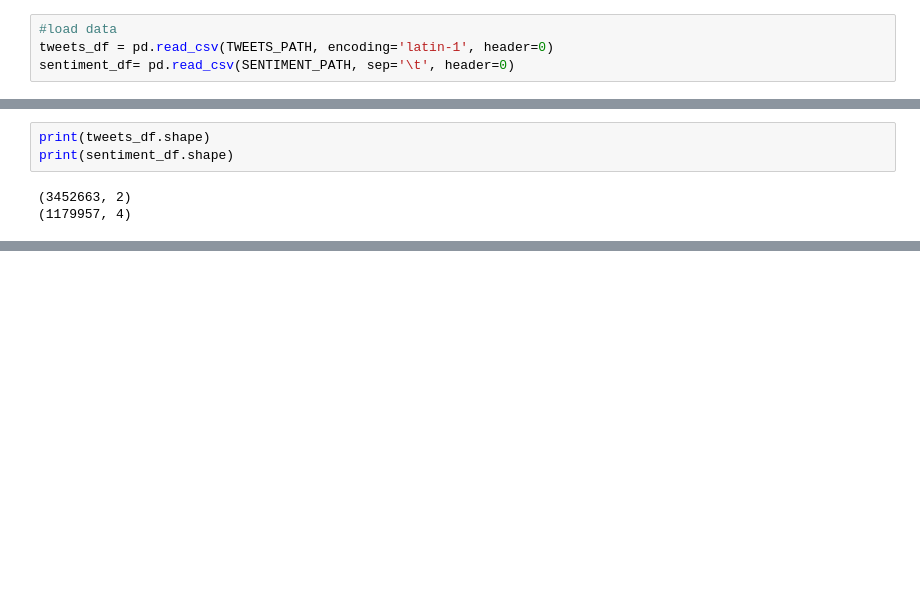
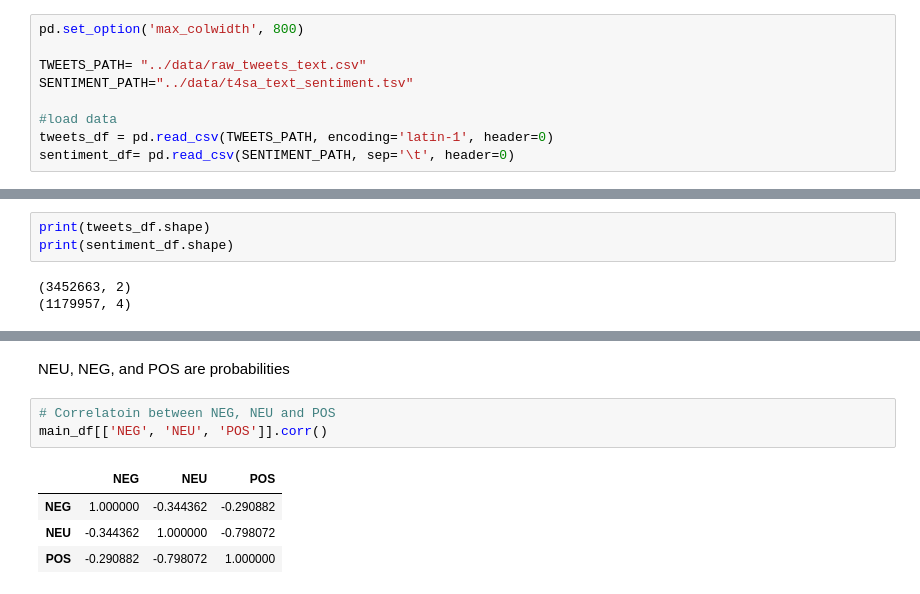
Before and after one commit to jelittle/EECS_4412_Final_Project, a Jupyter notebook: EDA/t4sa_eda_vince.ipynb, the cells around one changed output, grey strips where cells are left out. Cells and saved outputs as stored; diff of their text form; blank space fills up the shorter version.

```diff
--- a/EDA/t4sa_eda_vince.ipynb
+++ b/EDA/t4sa_eda_vince.ipynb
@@ -14,4 +8,9 @@ load + small transformations for more readable dataset
 # %%
+pd.set_option('max_colwidth', 800)
+
+TWEETS_PATH= "../data/raw_tweets_text.csv"
+SENTIMENT_PATH="../data/t4sa_text_sentiment.tsv"
+
 #load data
 tweets_df = pd.read_csv(TWEETS_PATH, encoding='latin-1', header=0)
 sentiment_df= pd.read_csv(SENTIMENT_PATH, sep='\t', header=0)
@@ -171,0 +200,10 @@ Name: text, Length: 1179957, dtype: bool
+# %% [markdown]
+NEU, NEG, and POS are probabilities
+# %%
+# Correlatoin between NEG, NEU and POS
+main_df[['NEG', 'NEU', 'POS']].corr()
+# %% [output]
+|  | NEG | NEU | POS |
+| NEG | 1.000000 | -0.344362 | -0.290882 |
+| NEU | -0.344362 | 1.000000 | -0.798072 |
+| POS | -0.290882 | -0.798072 | 1.000000 |
```
Also changed, not shown: parts of 41 cells of this notebook.
